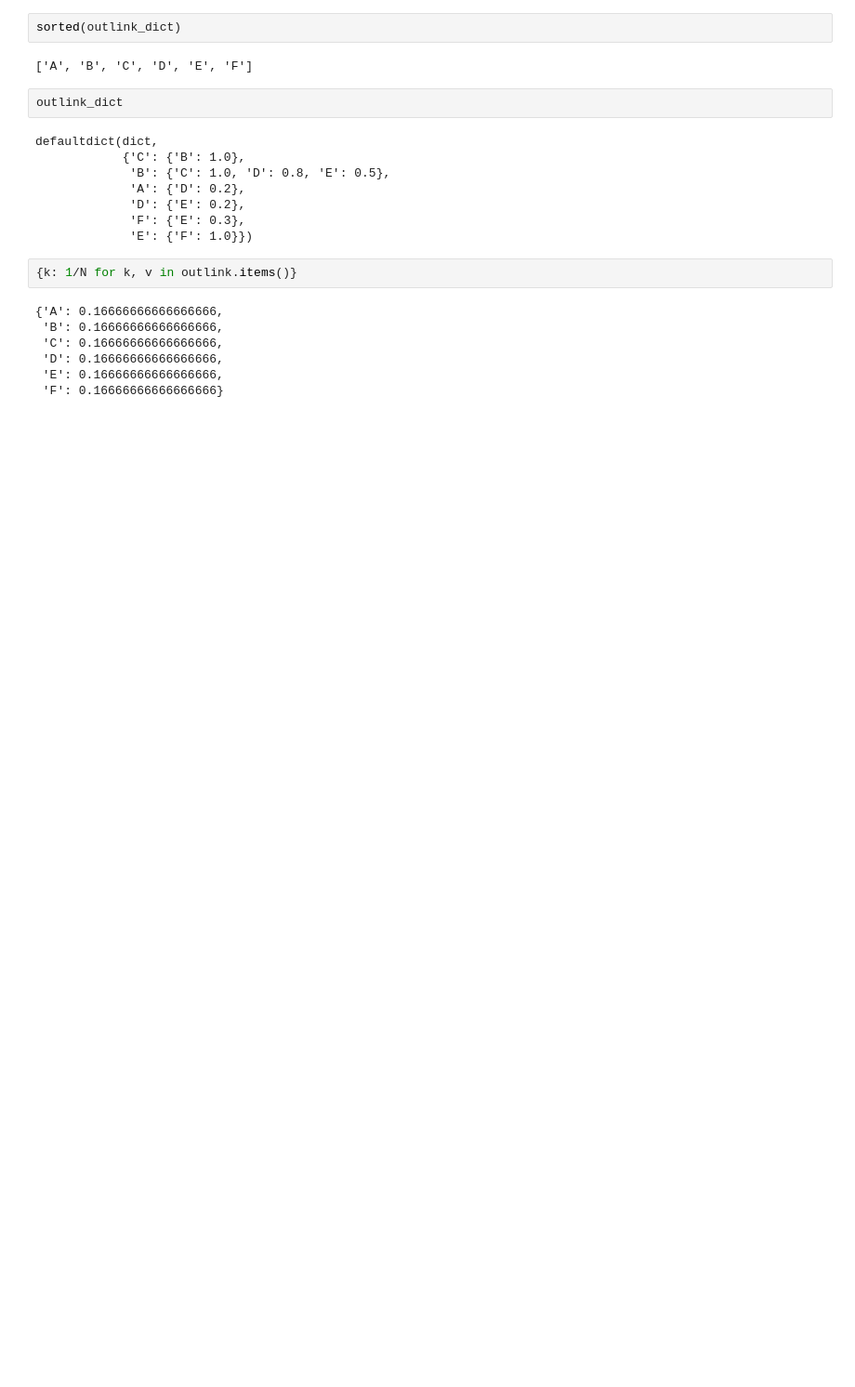
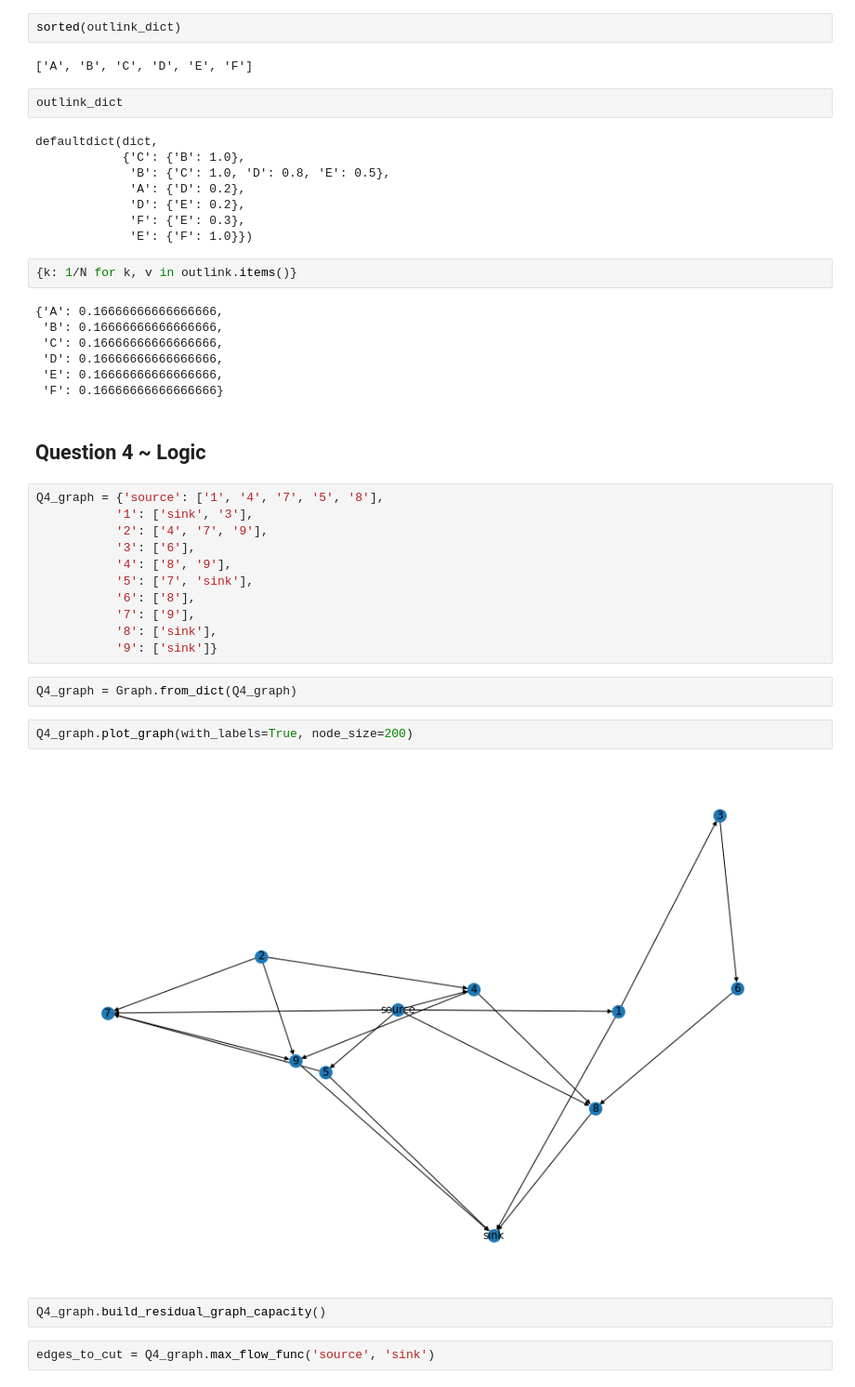
Before and after one commit to JuanMataNaranjo/ADM-HW5, a Jupyter notebook: main_juan.ipynb, the cells around one changed output. Shown: that part at 93% size. Saved outputs shown, nothing was run; the diff lists cells and outputs as text; blank space fills up the shorter version.

```diff
--- a/main_juan.ipynb
+++ b/main_juan.ipynb
@@ -343,3 +335,26 @@ defaultdict(dict,
  'D': 0.16666666666666666,
  'E': 0.16666666666666666,
  'F': 0.16666666666666666}
+# %% [markdown]
+## Question 4 ~ Logic
+# %%
+Q4_graph = {'source': ['1', '4', '7', '5', '8'],
+           '1': ['sink', '3'],
+           '2': ['4', '7', '9'],
+           '3': ['6'],
+           '4': ['8', '9'],
+           '5': ['7', 'sink'],
+           '6': ['8'],
+           '7': ['9'],
+           '8': ['sink'],
+           '9': ['sink']}
+# %%
+Q4_graph = Graph.from_dict(Q4_graph)
+# %%
+Q4_graph.plot_graph(with_labels=True, node_size=200)
+# %% [output]
+[figure, added]
+# %%
+Q4_graph.build_residual_graph_capacity()
+# %%
+edges_to_cut = Q4_graph.max_flow_func('source', 'sink')
```
Also changed, not shown: parts of 18 cells of this notebook, 1 other file.
